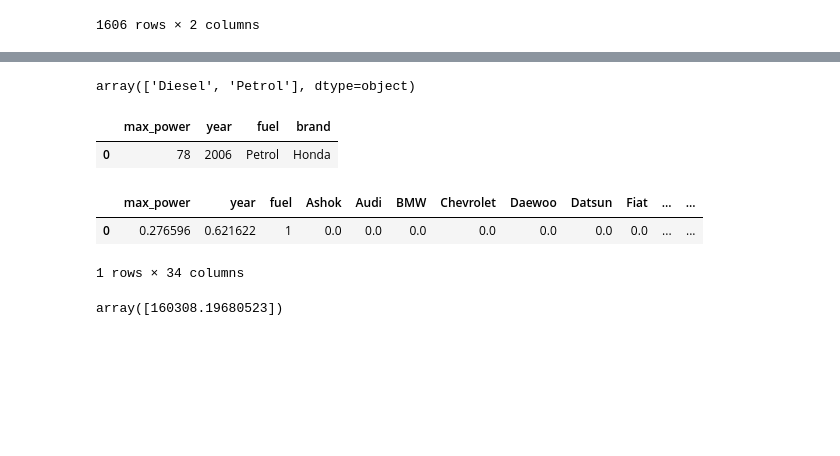
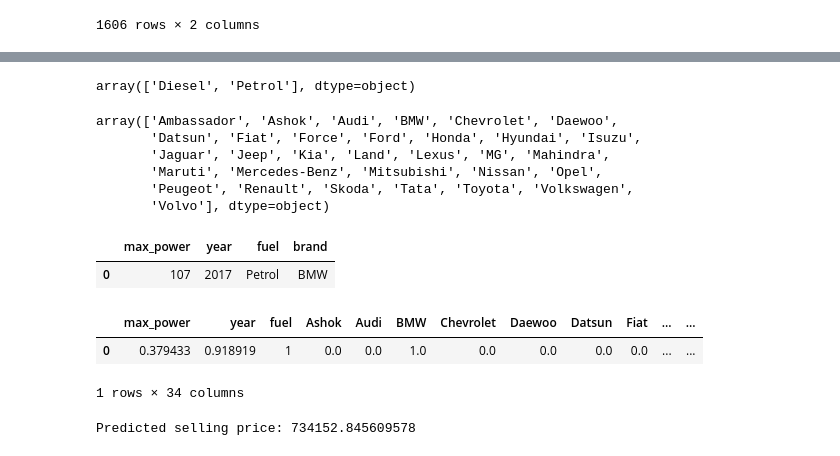
Before and after one commit to ParunNg/Car-Price-Prediction, a Jupyter notebook: Car Price Prediction.ipynb, the cells around one changed output, grey strips where cells are left out. Drawn from its saved outputs; the diff is of its cells as text; code cells hidden in the pictures; blank space fills up the shorter version.

```diff
--- a/Car Price Prediction.ipynb
+++ b/Car Price Prediction.ipynb
@@ -639,27 +746,41 @@ model = pickle.load(open(model_path, 'rb'))
 scaler = pickle.load(open(scaler_path, 'rb'))
 fuel_le = pickle.load(open(fuel_enc_path, 'rb'))
 brand_ohe = pickle.load(open(brand_enc_path, 'rb'))
-# %%
-fuel_le.classes_
-# %% [output]
-array(['Diesel', 'Petrol'], dtype=object)
+# %%
+# The types of fuel we have in our fuel encoder
+fuel_le.classes_
+# %% [output]
+array(['Diesel', 'Petrol'], dtype=object)
+# %%
+# The names of brands we have in our brand encoder
+brand_ohe.categories_[0]
+# %% [output]
+array(['Ambassador', 'Ashok', 'Audi', 'BMW', 'Chevrolet', 'Daewoo',
+       'Datsun', 'Fiat', 'Force', 'Ford', 'Honda', 'Hyundai', 'Isuzu',
+       'Jaguar', 'Jeep', 'Kia', 'Land', 'Lexus', 'MG', 'Mahindra',
+       'Maruti', 'Mercedes-Benz', 'Mitsubishi', 'Nissan', 'Opel',
+       'Peugeot', 'Renault', 'Skoda', 'Tata', 'Toyota', 'Volkswagen',
+       'Volvo'], dtype=object)
 # %%
-sample_df = pd.DataFrame([[78, 2006, 'Petrol', 'Honda']],
+# Define our own sample of car
+sample_df = pd.DataFrame([[107, 2017, 'Petrol', 'BMW']],
                          columns=['max_power', 'year', 'fuel', 'brand'])
 sample_df
 # %% [output]
 |  | max_power | year | fuel | brand |
-| 0 | 78 | 2006 | Petrol | Honda |
+| 0 | 107 | 2017 | Petrol | BMW |
 # %%
+# Encode and scale each feature
 sample_df[num_cols] = scaler.transform(sample_df[num_cols])
 sample_df['fuel'] = fuel_le.transform(sample_df[['fuel']])
 sample_df = one_hot_transform(brand_ohe, sample_df, 'brand')
 sample_df
 # %% [output]
 |  | max_power | year | fuel | Ashok | Audi | BMW | Chevrolet | Daewoo | Datsun | Fiat | ... | ... |
-| 0 | 0.276596 | 0.621622 | 1 | 0.0 | 0.0 | 0.0 | 0.0 | 0.0 | 0.0 | 0.0 | ... | ... |
+| 0 | 0.379433 | 0.918919 | 1 | 0.0 | 0.0 | 1.0 | 0.0 | 0.0 | 0.0 | 0.0 | ... | ... |
 1 rows × 34 columns
-# %%
-np.exp(model.predict(sample_df))
-# %% [output]
-array([160308.19680523])
+# %%
+# predicted selling price based on our sample of car
+print(f"Predicted selling price: {np.exp(model.predict(sample_df))[0]}")
+# %% [output]
+Predicted selling price: 734152.845609578
```
Also changed, not shown: parts of 41 cells of this notebook, 1 other file.
